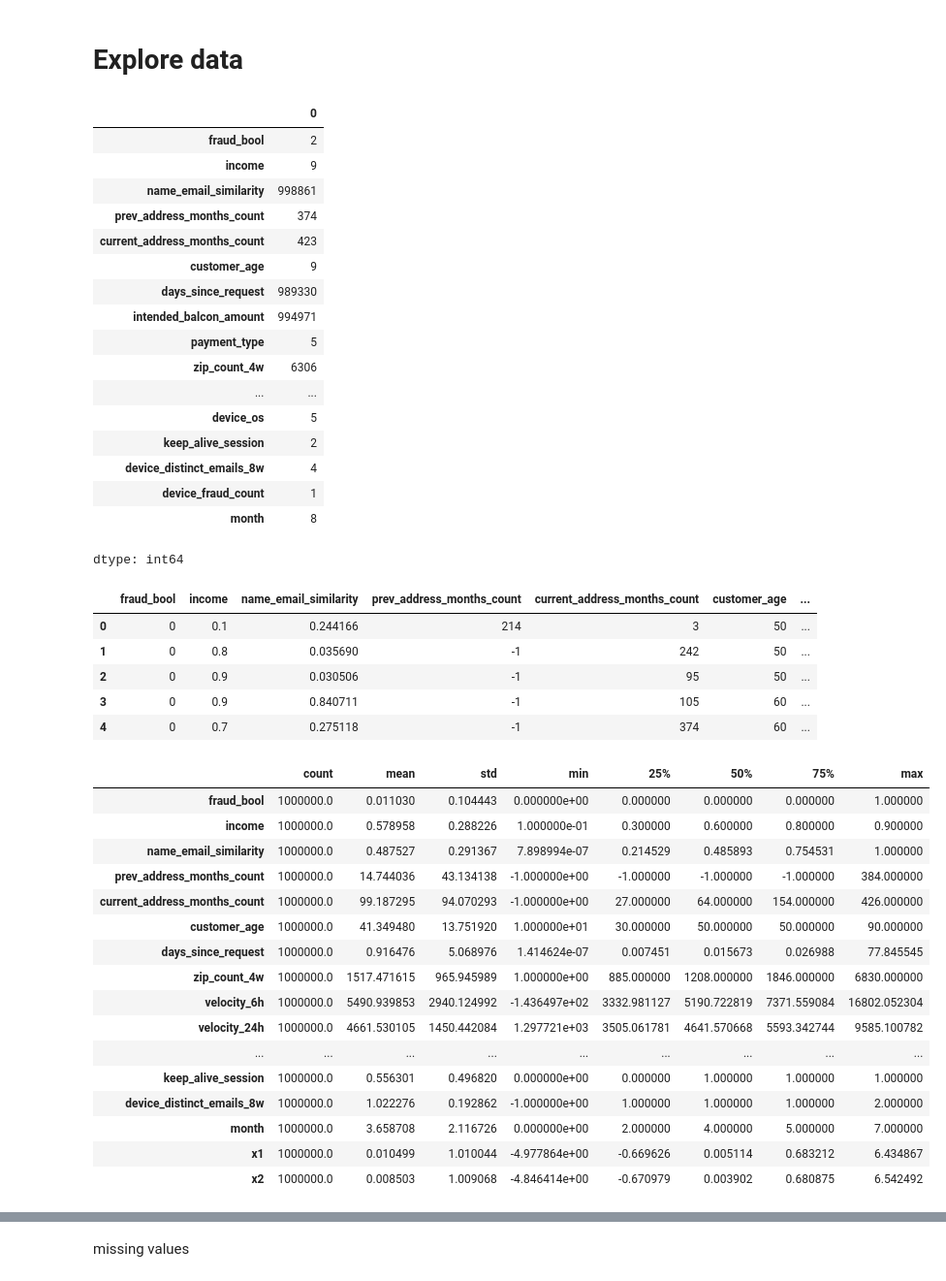
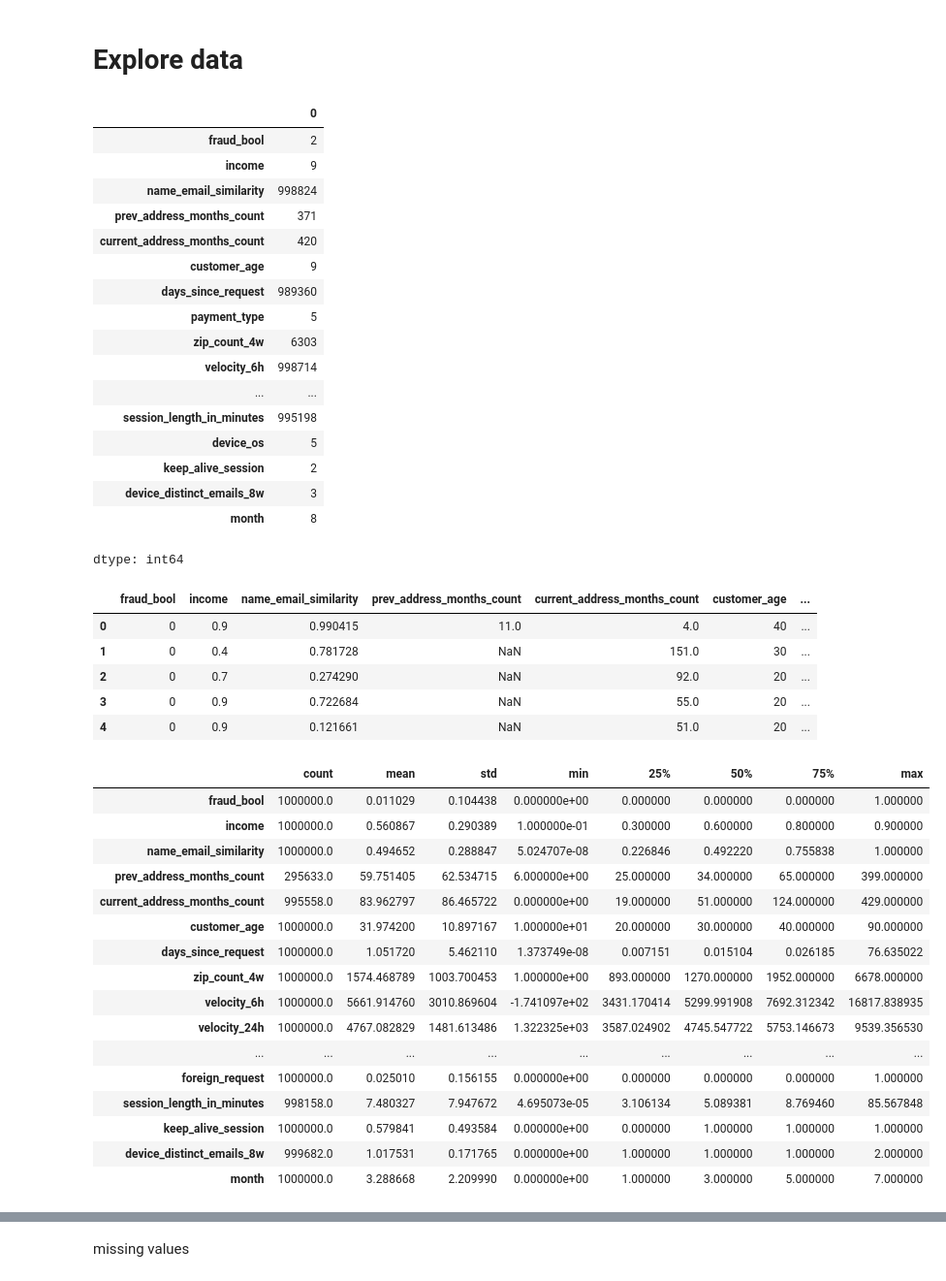
Before and after one commit to MDankloff/Cluster-Bias-Disco, a Jupyter notebook: Notebooks/BAF_Exploratory.ipynb, the cells around one changed output, grey strips where cells are left out. Shown at 97% size. Saved outputs shown, nothing was run; the diff lists cells and outputs as text; code cells hidden in the pictures.

```diff
--- a/Notebooks/BAF_Exploratory.ipynb
+++ b/Notebooks/BAF_Exploratory.ipynb
@@ -151,27 +151,37 @@ pd.set_option('display.max_rows', 50)
 # %%
 dfs = [base, variant1, variant2, variant3, variant4, variant5]
 
-df = base
-new_df = df.copy()
+dfb = base
+old_dfb = base.copy()
+df1 = variant1
+old_df1 = df1.copy()
+df2 = variant2
+old_df2 = df2.copy()
+df3 = variant3
+old_df3 = df3.copy()
+df4 = variant4
+old_df4 = df4.copy()
+df5 = variant5
+old_df5 = df5.copy()
 # Get the number of unique values in each column of the DataFrame
-df.nunique()
+df1.nunique()
 # %% [output]
 |  | 0 |
 | fraud_bool | 2 |
 | income | 9 |
-| name_email_similarity | 998861 |
-| prev_address_months_count | 374 |
-| current_address_months_count | 423 |
+| name_email_similarity | 998824 |
+| prev_address_months_count | 371 |
+| current_address_months_count | 420 |
 | customer_age | 9 |
-| days_since_request | 989330 |
-| intended_balcon_amount | 994971 |
+| days_since_request | 989360 |
 | payment_type | 5 |
-| zip_count_4w | 6306 |
+| zip_count_4w | 6303 |
+| velocity_6h | 998714 |
 | ... | ... |
+| session_length_in_minutes | 995198 |
 | device_os | 5 |
 | keep_alive_session | 2 |
-| device_distinct_emails_8w | 4 |
-| device_fraud_count | 1 |
+| device_distinct_emails_8w | 3 |
 | month | 8 |
 dtype: int64
 # %%
@@ -185,32 +195,32 @@ for df_name, df in dataframes.items():
      df.drop(column, axis=1, inplace=True)
 # %%
 #variant1.iloc[500]
-df.head()
+df1.head()
 # %% [output]
 |  | fraud_bool | income | name_email_similarity | prev_address_months_count | current_address_months_count | customer_age | ... |
-| 0 | 0 | 0.1 | 0.244166 | 214 | 3 | 50 | ... |
-| 1 | 0 | 0.8 | 0.035690 | -1 | 242 | 50 | ... |
-| 2 | 0 | 0.9 | 0.030506 | -1 | 95 | 50 | ... |
-| 3 | 0 | 0.9 | 0.840711 | -1 | 105 | 60 | ... |
-| 4 | 0 | 0.7 | 0.275118 | -1 | 374 | 60 | ... |
+| 0 | 0 | 0.9 | 0.990415 | 11.0 | 4.0 | 40 | ... |
+| 1 | 0 | 0.4 | 0.781728 | NaN | 151.0 | 30 | ... |
+| 2 | 0 | 0.7 | 0.274290 | NaN | 92.0 | 20 | ... |
+| 3 | 0 | 0.9 | 0.722684 | NaN | 55.0 | 20 | ... |
+| 4 | 0 | 0.9 | 0.121661 | NaN | 51.0 | 20 | ... |
 # %%
-df.describe().transpose()
+df1.describe().transpose()
 # %% [output]
 |  | count | mean | std | min | 25% | 50% | 75% | max |
-| fraud_bool | 1000000.0 | 0.011030 | 0.104443 | 0.000000e+00 | 0.000000 | 0.000000 | 0.000000 | 1.000000 |
-| income | 1000000.0 | 0.578958 | 0.288226 | 1.000000e-01 | 0.300000 | 0.600000 | 0.800000 | 0.900000 |
-| name_email_similarity | 1000000.0 | 0.487527 | 0.291367 | 7.898994e-07 | 0.214529 | 0.485893 | 0.754531 | 1.000000 |
-| prev_address_months_count | 1000000.0 | 14.744036 | 43.134138 | -1.000000e+00 | -1.000000 | -1.000000 | -1.000000 | 384.000000 |
-| current_address_months_count | 1000000.0 | 99.187295 | 94.070293 | -1.000000e+00 | 27.000000 | 64.000000 | 154.000000 | 426.000000 |
-| customer_age | 1000000.0 | 41.349480 | 13.751920 | 1.000000e+01 | 30.000000 | 50.000000 | 50.000000 | 90.000000 |
-| days_since_request | 1000000.0 | 0.916476 | 5.068976 | 1.414624e-07 | 0.007451 | 0.015673 | 0.026988 | 77.845545 |
-| zip_count_4w | 1000000.0 | 1517.471615 | 965.945989 | 1.000000e+00 | 885.000000 | 1208.000000 | 1846.000000 | 6830.000000 |
-| velocity_6h | 1000000.0 | 5490.939853 | 2940.124992 | -1.436497e+02 | 3332.981127 | 5190.722819 | 7371.559084 | 16802.052304 |
-| velocity_24h | 1000000.0 | 4661.530105 | 1450.442084 | 1.297721e+03 | 3505.061781 | 4641.570668 | 5593.342744 | 9585.100782 |
+| fraud_bool | 1000000.0 | 0.011029 | 0.104438 | 0.000000e+00 | 0.000000 | 0.000000 | 0.000000 | 1.000000 |
+| income | 1000000.0 | 0.560867 | 0.290389 | 1.000000e-01 | 0.300000 | 0.600000 | 0.800000 | 0.900000 |
+| name_email_similarity | 1000000.0 | 0.494652 | 0.288847 | 5.024707e-08 | 0.226846 | 0.492220 | 0.755838 | 1.000000 |
+| prev_address_months_count | 295633.0 | 59.751405 | 62.534715 | 6.000000e+00 | 25.000000 | 34.000000 | 65.000000 | 399.000000 |
+| current_address_months_count | 995558.0 | 83.962797 | 86.465722 | 0.000000e+00 | 19.000000 | 51.000000 | 124.000000 | 429.000000 |
+| customer_age | 1000000.0 | 31.974200 | 10.897167 | 1.000000e+01 | 20.000000 | 30.000000 | 40.000000 | 90.000000 |
+| days_since_request | 1000000.0 | 1.051720 | 5.462110 | 1.373749e-08 | 0.007151 | 0.015104 | 0.026185 | 76.635022 |
+| zip_count_4w | 1000000.0 | 1574.468789 | 1003.700453 | 1.000000e+00 | 893.000000 | 1270.000000 | 1952.000000 | 6678.000000 |
+| velocity_6h | 1000000.0 | 5661.914760 | 3010.869604 | -1.741097e+02 | 3431.170414 | 5299.991908 | 7692.312342 | 16817.838935 |
+| velocity_24h | 1000000.0 | 4767.082829 | 1481.613486 | 1.322325e+03 | 3587.024902 | 4745.547722 | 5753.146673 | 9539.356530 |
 | ... | ... | ... | ... | ... | ... | ... | ... | ... |
-| keep_alive_session | 1000000.0 | 0.556301 | 0.496820 | 0.000000e+00 | 0.000000 | 1.000000 | 1.000000 | 1.000000 |
-| device_distinct_emails_8w | 1000000.0 | 1.022276 | 0.192862 | -1.000000e+00 | 1.000000 | 1.000000 | 1.000000 | 2.000000 |
-| month | 1000000.0 | 3.658708 | 2.116726 | 0.000000e+00 | 2.000000 | 4.000000 | 5.000000 | 7.000000 |
-| x1 | 1000000.0 | 0.010499 | 1.010044 | -4.977864e+00 | -0.669626 | 0.005114 | 0.683212 | 6.434867 |
-| x2 | 1000000.0 | 0.008503 | 1.009068 | -4.846414e+00 | -0.670979 | 0.003902 | 0.680875 | 6.542492 |
+| foreign_request | 1000000.0 | 0.025010 | 0.156155 | 0.000000e+00 | 0.000000 | 0.000000 | 0.000000 | 1.000000 |
+| session_length_in_minutes | 998158.0 | 7.480327 | 7.947672 | 4.695073e-05 | 3.106134 | 5.089381 | 8.769460 | 85.567848 |
+| keep_alive_session | 1000000.0 | 0.579841 | 0.493584 | 0.000000e+00 | 0.000000 | 1.000000 | 1.000000 | 1.000000 |
+| device_distinct_emails_8w | 999682.0 | 1.017531 | 0.171765 | 0.000000e+00 | 1.000000 | 1.000000 | 1.000000 | 2.000000 |
+| month | 1000000.0 | 3.288668 | 2.209990 | 0.000000e+00 | 1.000000 | 3.000000 | 5.000000 | 7.000000 |
 # %%
```
Also changed, not shown: parts of 25 cells of this notebook.
